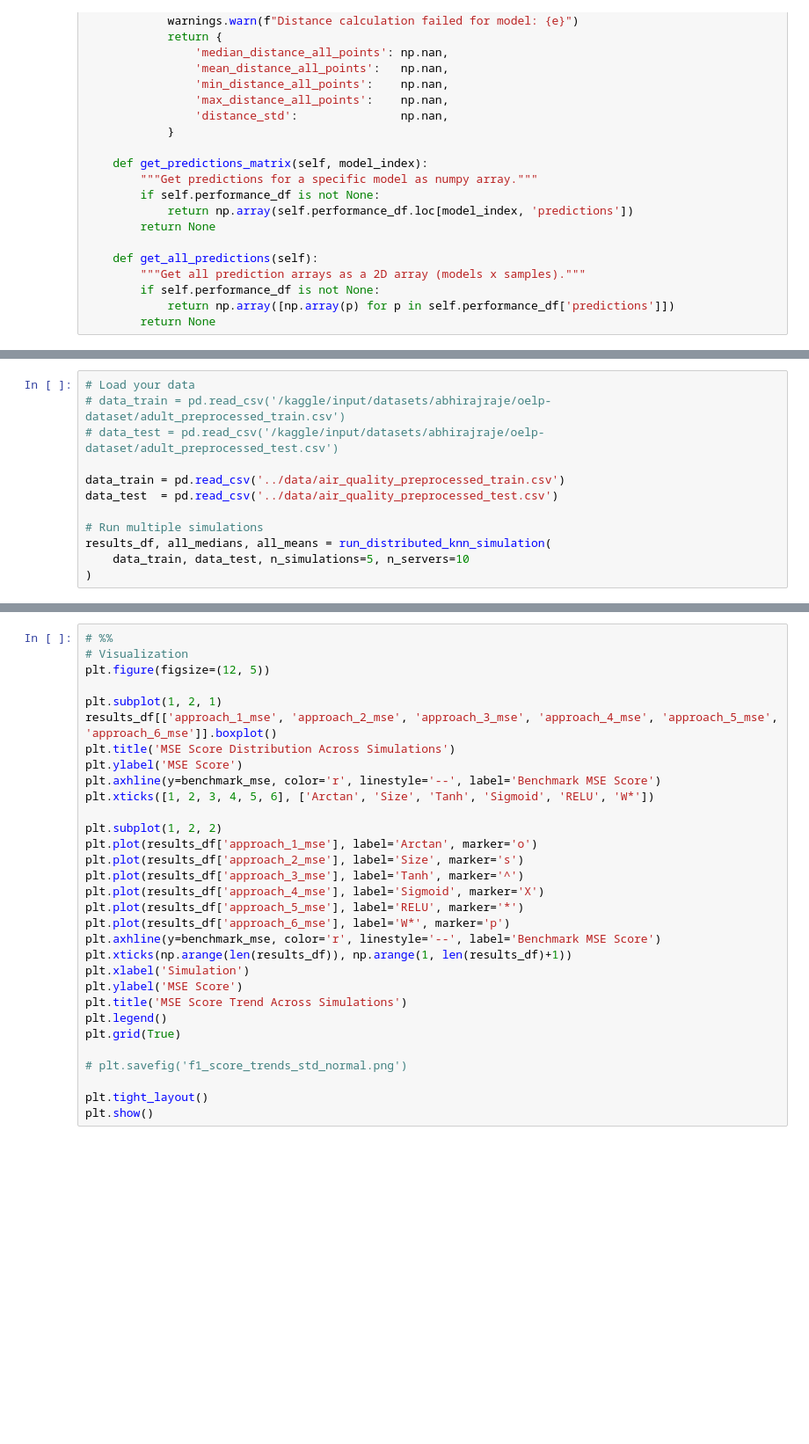
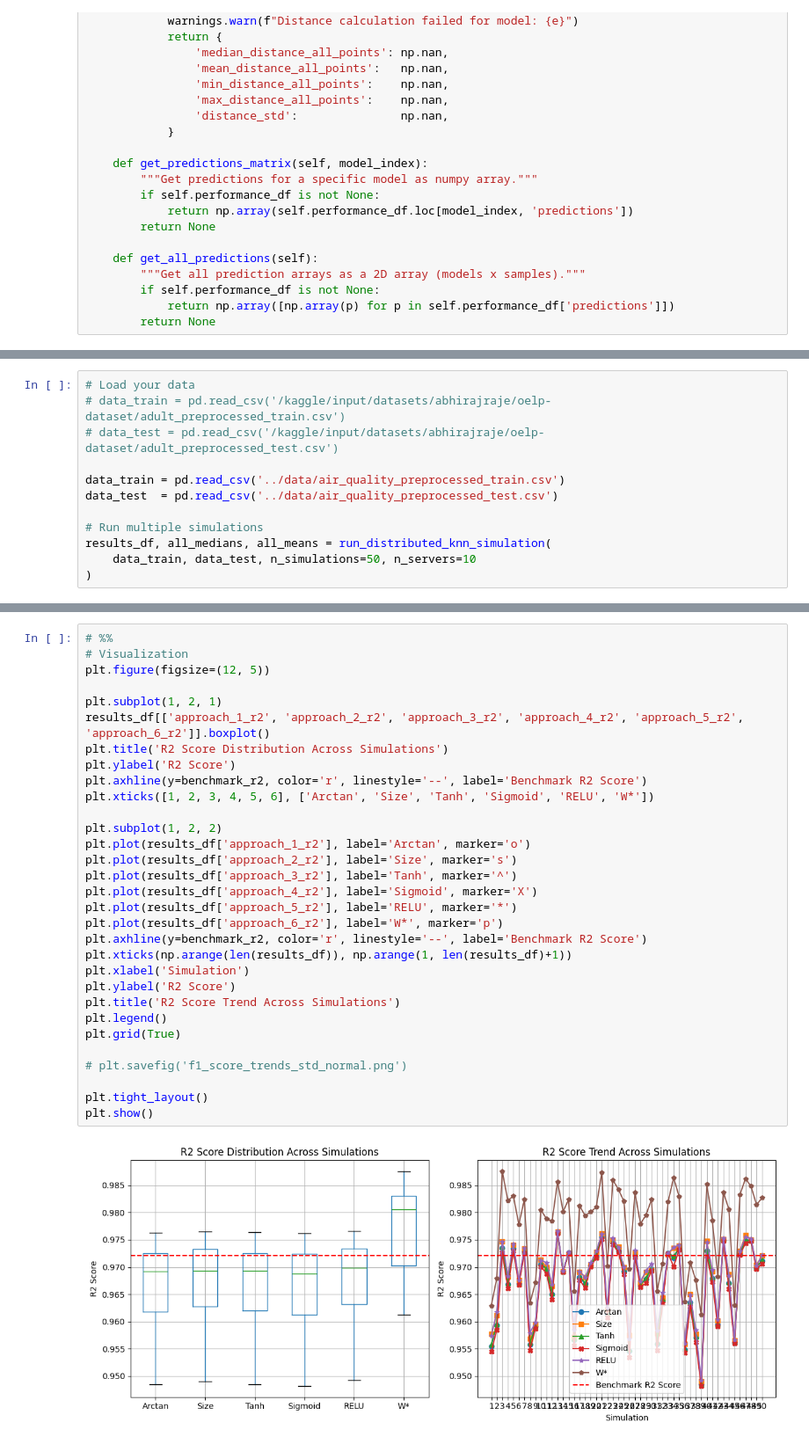
Before and after one commit to Abhiraj212024/KNN_Research, a Jupyter notebook: Simulations/air-quality-reg.ipynb, the cells around one changed output, grey strips where cells are left out. Shown at 88% size. Cells and saved outputs as stored; diff of their text form; blank space fills up the shorter version.

Commit message:
added regression results

```diff
--- a/Simulations/air-quality-reg.ipynb
+++ b/Simulations/air-quality-reg.ipynb
@@ -596,5 +533,5 @@ data_test  = pd.read_csv('../data/air_quality_preprocessed_test.csv')
 
 # Run multiple simulations
 results_df, all_medians, all_means = run_distributed_knn_simulation(
-    data_train, data_test, n_simulations=5, n_servers=10
+    data_train, data_test, n_simulations=50, n_servers=10
 )
@@ -651,31 +640,33 @@ print(f"Benchmark (global KNN Regressor) — MSE: {benchmark_mse:.4f}, R²: {ben
 # %%
 # %%
 # Visualization
 plt.figure(figsize=(12, 5))
 
 plt.subplot(1, 2, 1)
-results_df[['approach_1_mse', 'approach_2_mse', 'approach_3_mse', 'approach_4_mse', 'approach_5_mse', 'approach_6_mse']].boxplot()
-plt.title('MSE Score Distribution Across Simulations')
-plt.ylabel('MSE Score')
-plt.axhline(y=benchmark_mse, color='r', linestyle='--', label='Benchmark MSE Score')
+results_df[['approach_1_r2', 'approach_2_r2', 'approach_3_r2', 'approach_4_r2', 'approach_5_r2', 'approach_6_r2']].boxplot()
+plt.title('R2 Score Distribution Across Simulations')
+plt.ylabel('R2 Score')
+plt.axhline(y=benchmark_r2, color='r', linestyle='--', label='Benchmark R2 Score')
 plt.xticks([1, 2, 3, 4, 5, 6], ['Arctan', 'Size', 'Tanh', 'Sigmoid', 'RELU', 'W*'])
 
 plt.subplot(1, 2, 2)
-plt.plot(results_df['approach_1_mse'], label='Arctan', marker='o')
-plt.plot(results_df['approach_2_mse'], label='Size', marker='s')
-plt.plot(results_df['approach_3_mse'], label='Tanh', marker='^')
-plt.plot(results_df['approach_4_mse'], label='Sigmoid', marker='X')
-plt.plot(results_df['approach_5_mse'], label='RELU', marker='*')
-plt.plot(results_df['approach_6_mse'], label='W*', marker='p')
-plt.axhline(y=benchmark_mse, color='r', linestyle='--', label='Benchmark MSE Score')
+plt.plot(results_df['approach_1_r2'], label='Arctan', marker='o')
+plt.plot(results_df['approach_2_r2'], label='Size', marker='s')
+plt.plot(results_df['approach_3_r2'], label='Tanh', marker='^')
+plt.plot(results_df['approach_4_r2'], label='Sigmoid', marker='X')
+plt.plot(results_df['approach_5_r2'], label='RELU', marker='*')
+plt.plot(results_df['approach_6_r2'], label='W*', marker='p')
+plt.axhline(y=benchmark_r2, color='r', linestyle='--', label='Benchmark R2 Score')
 plt.xticks(np.arange(len(results_df)), np.arange(1, len(results_df)+1))
 plt.xlabel('Simulation')
-plt.ylabel('MSE Score')
-plt.title('MSE Score Trend Across Simulations')
+plt.ylabel('R2 Score')
+plt.title('R2 Score Trend Across Simulations')
 plt.legend()
 plt.grid(True)
 
 # plt.savefig('f1_score_trends_std_normal.png')
 
 plt.tight_layout()
 plt.show()
+# %% [output]
+[figure, added]
```
Also changed, not shown: parts of 11 cells of this notebook, 3 other files.
